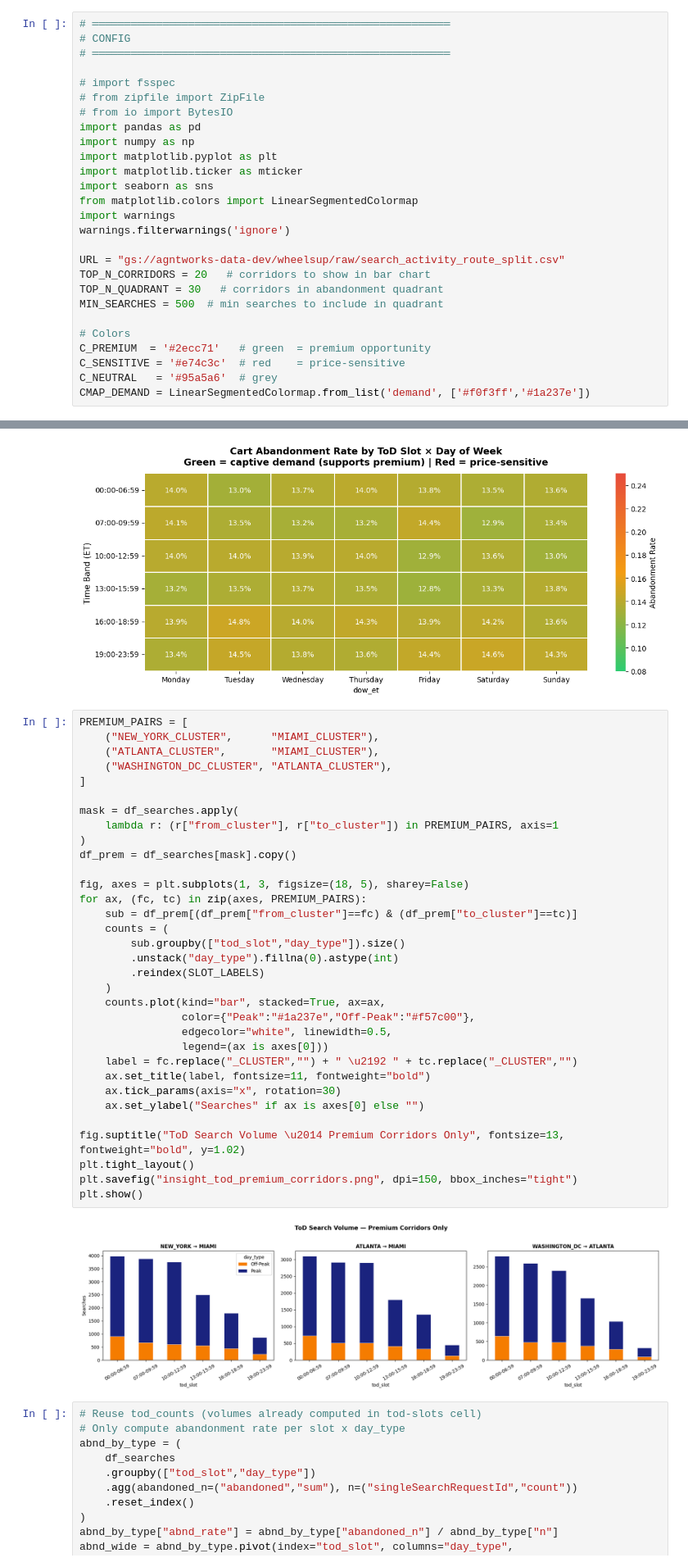
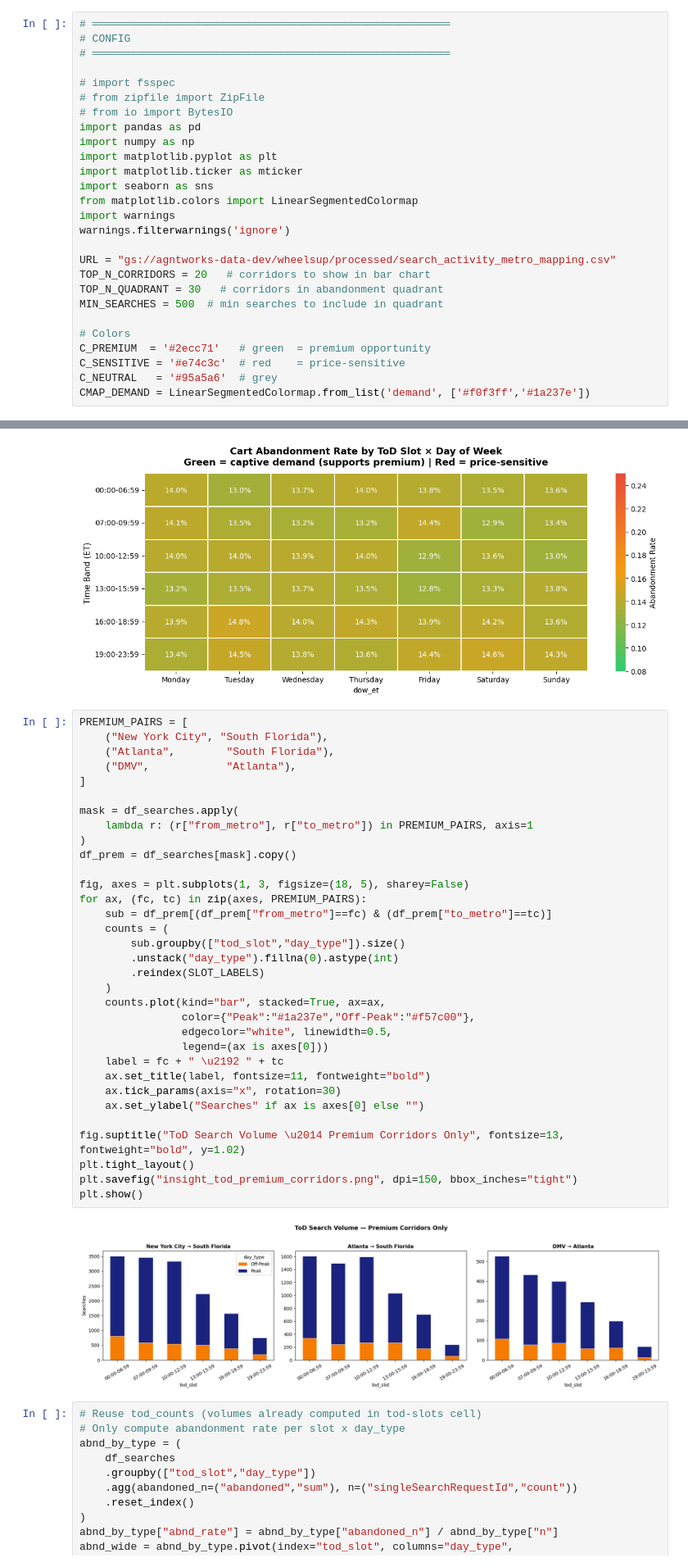
Before and after one commit to tausif-agntworksai/flight-pipeline, a Jupyter notebook: pricing/eda/vedant/SearchActivityAnalysis_va_v1.ipynb, the cells around one changed output, grey strips where cells are left out. Shown at 82% size. Cells and saved outputs as stored; diff of their text form.

```diff
--- a/pricing/eda/vedant/SearchActivityAnalysis_va_v1.ipynb
+++ b/pricing/eda/vedant/SearchActivityAnalysis_va_v1.ipynb
@@ -15,7 +15,7 @@ from matplotlib.colors import LinearSegmentedColormap
 import warnings
 warnings.filterwarnings('ignore')
 
-URL = "gs://agntworks-data-dev/wheelsup/raw/search_activity_route_split.csv"
+URL = "gs://agntworks-data-dev/wheelsup/processed/search_activity_metro_mapping.csv"
 TOP_N_CORRIDORS = 20   # corridors to show in bar chart
 TOP_N_QUADRANT = 30   # corridors in abandonment quadrant
 MIN_SEARCHES = 500  # min searches to include in quadrant
@@ -489,39 +486,39 @@ plt.show()
 [figure]
 # %%
 PREMIUM_PAIRS = [
-    ("NEW_YORK_CLUSTER",      "MIAMI_CLUSTER"),
-    ("ATLANTA_CLUSTER",       "MIAMI_CLUSTER"),
-    ("WASHINGTON_DC_CLUSTER", "ATLANTA_CLUSTER"),
+    ("New York City", "South Florida"),
+    ("Atlanta",        "South Florida"),
+    ("DMV",            "Atlanta"),
 ]
 
 mask = df_searches.apply(
-    lambda r: (r["from_cluster"], r["to_cluster"]) in PREMIUM_PAIRS, axis=1
+    lambda r: (r["from_metro"], r["to_metro"]) in PREMIUM_PAIRS, axis=1
 )
 df_prem = df_searches[mask].copy()
 
 fig, axes = plt.subplots(1, 3, figsize=(18, 5), sharey=False)
 for ax, (fc, tc) in zip(axes, PREMIUM_PAIRS):
-    sub = df_prem[(df_prem["from_cluster"]==fc) & (df_prem["to_cluster"]==tc)]
+    sub = df_prem[(df_prem["from_metro"]==fc) & (df_prem["to_metro"]==tc)]
     counts = (
         sub.groupby(["tod_slot","day_type"]).size()
         .unstack("day_type").fillna(0).astype(int)
         .reindex(SLOT_LABELS)
     )
     counts.plot(kind="bar", stacked=True, ax=ax,
                 color={"Peak":"#1a237e","Off-Peak":"#f57c00"},
                 edgecolor="white", linewidth=0.5,
                 legend=(ax is axes[0]))
-    label = fc.replace("_CLUSTER","") + " \u2192 " + tc.replace("_CLUSTER","")
+    label = fc + " \u2192 " + tc
     ax.set_title(label, fontsize=11, fontweight="bold")
     ax.tick_params(axis="x", rotation=30)
     ax.set_ylabel("Searches" if ax is axes[0] else "")
 
 fig.suptitle("ToD Search Volume \u2014 Premium Corridors Only", fontsize=13, fontweight="bold", y=1.02)
 plt.tight_layout()
 plt.savefig("insight_tod_premium_corridors.png", dpi=150, bbox_inches="tight")
 plt.show()
 # %% [output]
-[figure, old version]
+[figure, new version]
 # %%
 # Reuse tod_counts (volumes already computed in tod-slots cell)
 # Only compute abandonment rate per slot x day_type
```
Also changed, not shown: parts of 7 cells of this notebook, 42 other files.
